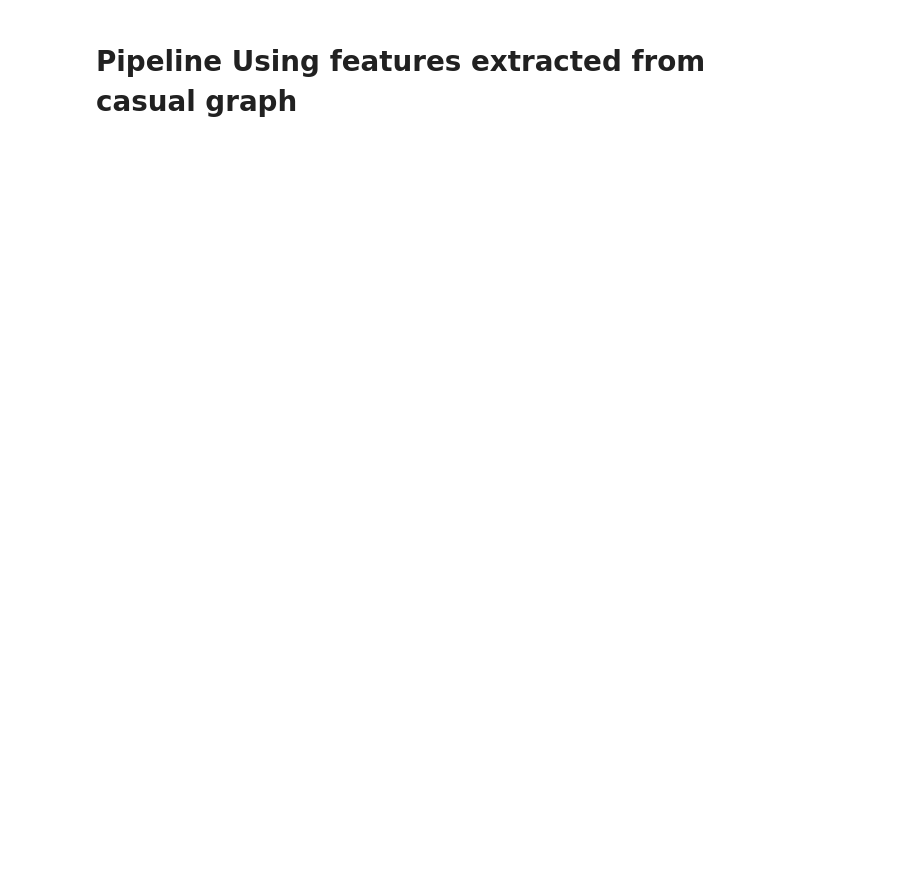
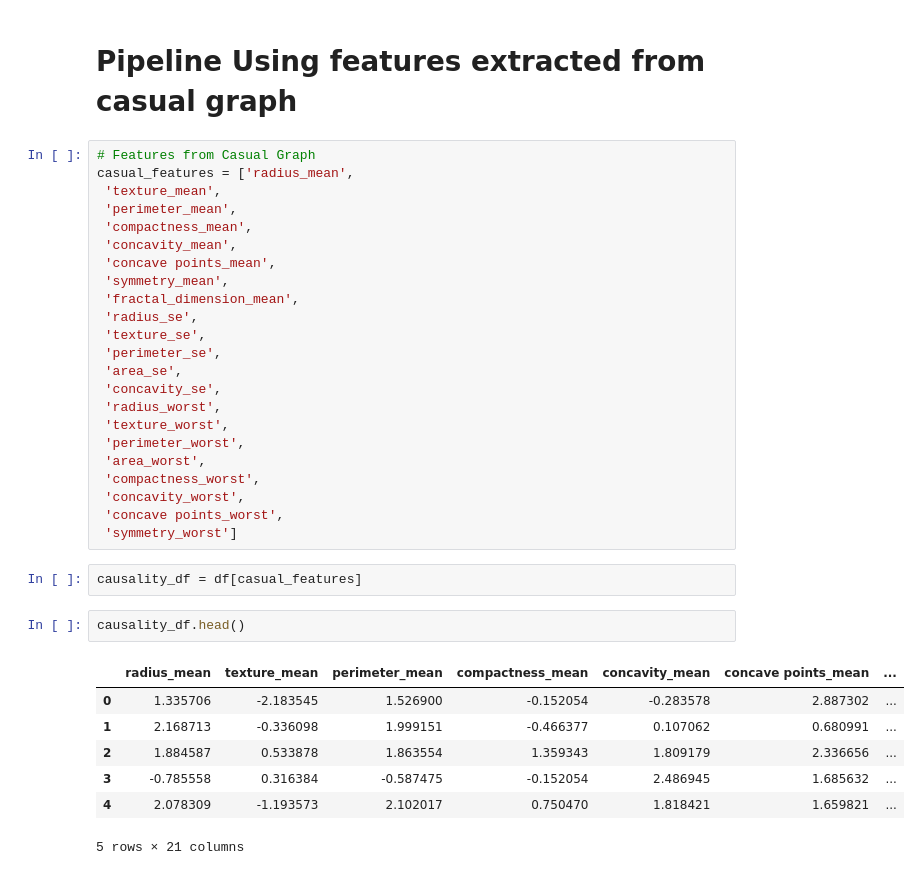
Before and after one commit to abel-blue/breastCancer-causal-Inference, a Jupyter notebook: notebooks/ml_model.ipynb, the cells around one changed output. Cells and saved outputs as stored; diff of their text form; blank space fills up the shorter version.

```diff
--- a/notebooks/ml_model.ipynb
+++ b/notebooks/ml_model.ipynb
@@ -275,2 +249,37 @@ for col, val in sorted(zip(X_train.columns, dt_hp.feature_importances_),key=lamb
 # %% [markdown]
 # Pipeline Using features extracted from casual graph
+# %%
+# Features from Casual Graph
+casual_features = ['radius_mean',
+ 'texture_mean',
+ 'perimeter_mean',
+ 'compactness_mean',
+ 'concavity_mean',
+ 'concave points_mean',
+ 'symmetry_mean',
+ 'fractal_dimension_mean',
+ 'radius_se',
+ 'texture_se',
+ 'perimeter_se',
+ 'area_se',
+ 'concavity_se',
+ 'radius_worst',
+ 'texture_worst',
+ 'perimeter_worst',
+ 'area_worst',
+ 'compactness_worst',
+ 'concavity_worst',
+ 'concave points_worst',
+ 'symmetry_worst']
+# %%
+causality_df = df[casual_features]
+# %%
+causality_df.head()
+# %% [output]
+|  | radius_mean | texture_mean | perimeter_mean | compactness_mean | concavity_mean | concave points_mean | ... |
+| 0 | 1.335706 | -2.183545 | 1.526900 | -0.152054 | -0.283578 | 2.887302 | ... |
+| 1 | 2.168713 | -0.336098 | 1.999151 | -0.466377 | 0.107062 | 0.680991 | ... |
+| 2 | 1.884587 | 0.533878 | 1.863554 | 1.359343 | 1.809179 | 2.336656 | ... |
+| 3 | -0.785558 | 0.316384 | -0.587475 | -0.152054 | 2.486945 | 1.685632 | ... |
+| 4 | 2.078309 | -1.193573 | 2.102017 | 0.750470 | 1.818421 | 1.659821 | ... |
+5 rows × 21 columns
```
Also changed, not shown: parts of 19 cells of this notebook.
